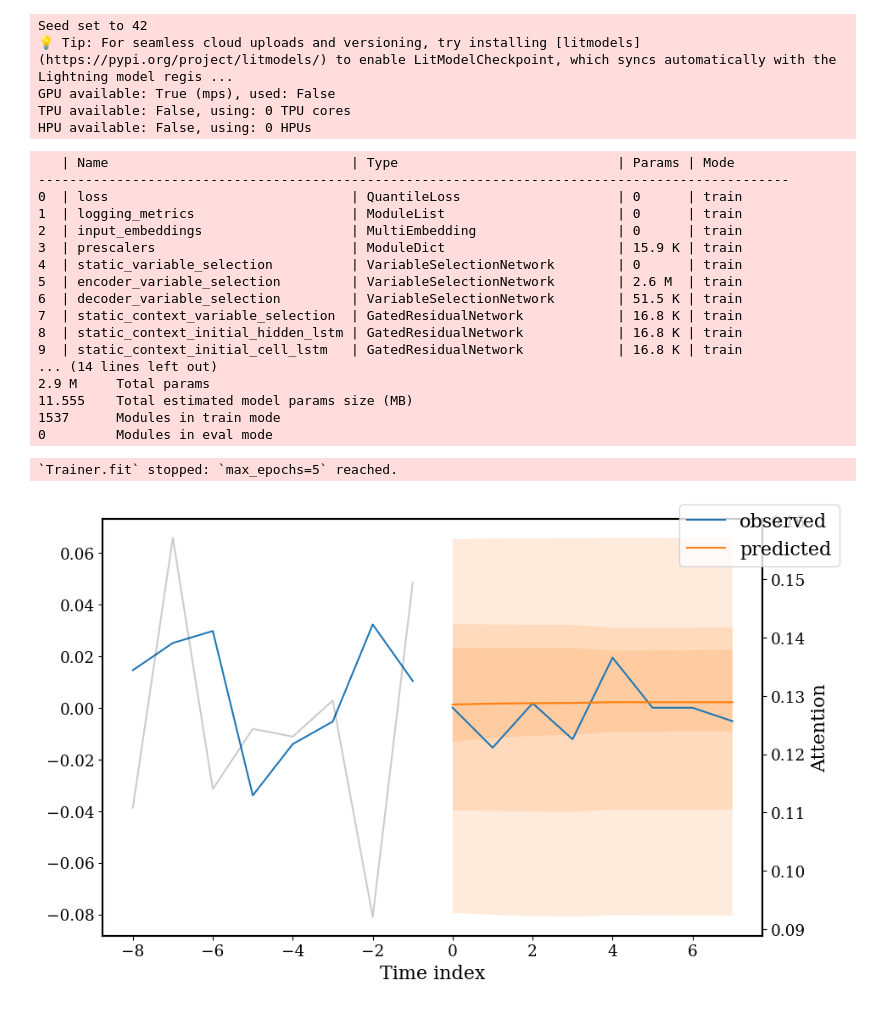
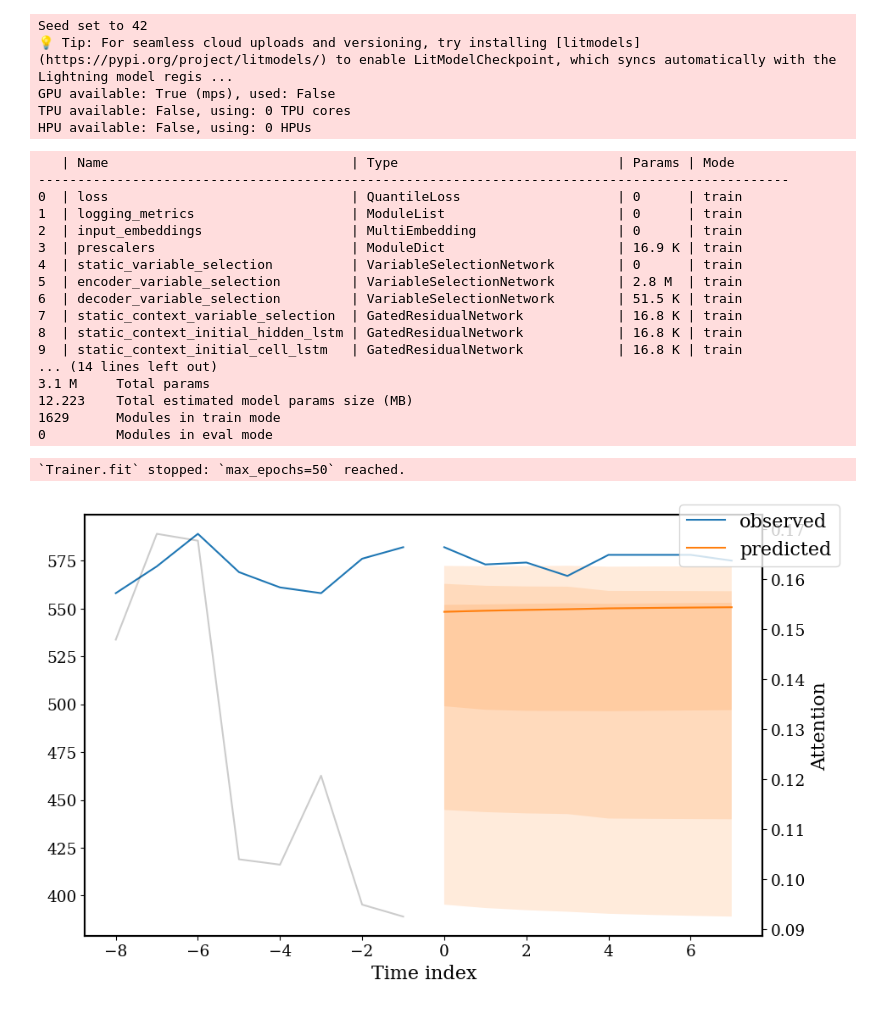
Before and after one commit to jpm0112/shippingNN, a Jupyter notebook: notebooks/tft.ipynb, the cells around one changed output. Drawn from its saved outputs; the diff is of its cells as text; code cells hidden in the pictures.

```diff
--- a/notebooks/tft.ipynb
+++ b/notebooks/tft.ipynb
@@ -26,7 +26,7 @@ plt.style.use(
     "https://raw.githubusercontent.com/emaldonadocruz/Publication_figure_style/master/Publication_figure_style.mplstyle"
 )
 # %%
-data = pd.read_csv("../proc/test_final_kz.csv")
+data = pd.read_csv("../data/proc/test_final_kz.csv")
 data["FECHA"] = pd.to_datetime(data["FECHA"] + "-5", format="%Y-%W-%w")
 data.sort_values("FECHA", inplace=True)
 data["time_idx"] = data.index + 1
@@ -65,7 +61,7 @@ memory usage: 74.9+ KB
 # %%
 max_encoder_length = 8
-target_col = "Close_pct_change_XSICUENE_Index__(R1)"
-max_epochs = 5
+target_col = 'XSICUENE_Index__(R1)'
+max_epochs = 50
 max_prediction_length = 8
 time_varying_known_reals = ["time_idx", "dow", "month"]
 feature_cols = [
@@ -876,7 +144,7 @@ validation = TimeSeriesDataSet.from_dataset(
 )
 
 # create dataloaders for model
-batch_size = 32  # set this between 32 to 128
+batch_size = 128  # set this between 32 to 128
 train_dataloader = training.to_dataloader(
     train=True,
     batch_size=batch_size,
@@ -899,9 +167,9 @@ trainer = Trainer(
 
 tft = TemporalFusionTransformer.from_dataset(
     training,
-    learning_rate=1e-3,
+    learning_rate=1e-4,
     hidden_size=64,
-    attention_head_size=2,
+    attention_head_size=4,
     dropout=0.2,
     hidden_continuous_size=64,
     output_size=7,
@@ -926,29 +194,26 @@ trainer.fit(
 0  | loss                               | QuantileLoss                    | 0      | train
 1  | logging_metrics                    | ModuleList                      | 0      | train
 2  | input_embeddings                   | MultiEmbedding                  | 0      | train
-3  | prescalers                         | ModuleDict                      | 15.9 K | train
+3  | prescalers                         | ModuleDict                      | 16.9 K | train
 4  | static_variable_selection          | VariableSelectionNetwork        | 0      | train
-5  | encoder_variable_selection         | VariableSelectionNetwork        | 2.6 M  | train
+5  | encoder_variable_selection         | VariableSelectionNetwork        | 2.8 M  | train
 6  | decoder_variable_selection         | VariableSelectionNetwork        | 51.5 K | train
 7  | static_context_variable_selection  | GatedResidualNetwork            | 16.8 K | train
 8  | static_context_initial_hidden_lstm | GatedResidualNetwork            | 16.8 K | train
 9  | static_context_initial_cell_lstm   | GatedResidualNetwork            | 16.8 K | train
 ... (14 lines left out)
-2.9 M     Total params
-11.555    Total estimated model params size (MB)
-1537      Modules in train mode
+3.1 M     Total params
+12.223    Total estimated model params size (MB)
+1629      Modules in train mode
 0         Modules in eval mode
-`Trainer.fit` stopped: `max_epochs=5` reached.
+`Trainer.fit` stopped: `max_epochs=50` reached.
 # %%
 # Grab one batch & visualize
 tft.eval()
 with torch.inference_mode():
     batch = next(iter(val_dataloader))
-    if isinstance(batch, (list, tuple)):
-        x = batch[0]
-    else:
-        x = batch["x"]
+    x = batch[0]
     out = tft(x)
     tft.plot_prediction(x, out, idx=0)  # change idx to view different series
 # %% [output]
-[figure, old version]
+[figure, new version]
```
Also changed, not shown: parts of 9 cells of this notebook, 49 other files.
